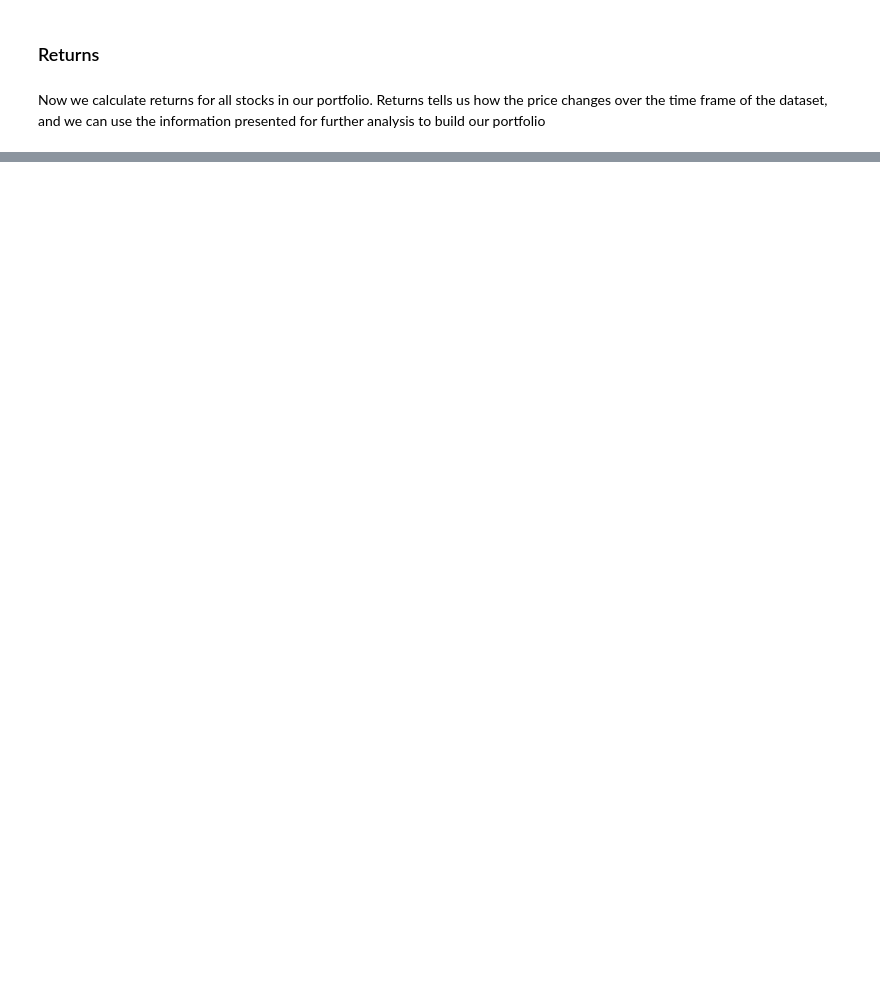
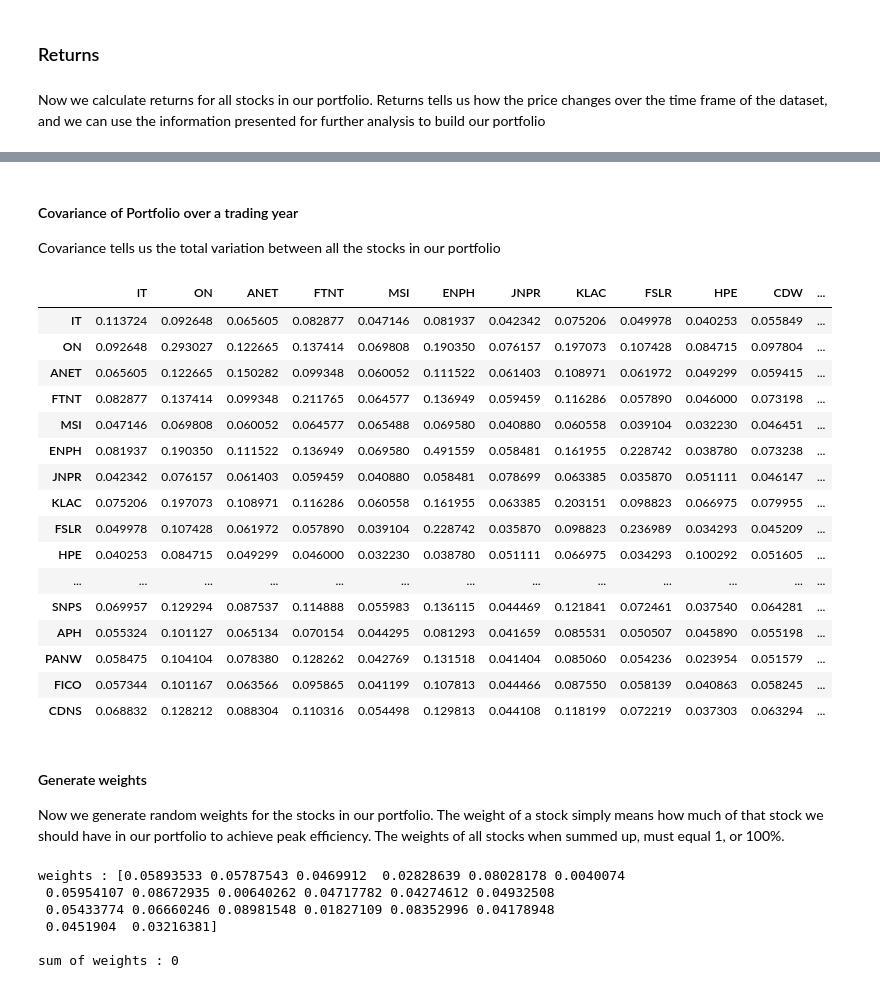
Before and after one commit to Tobi-Ade/Markowitz-Modern-Portfolio-Theory, a Jupyter notebook: MPT.ipynb, the cells around one changed output, grey strips where cells are left out. Cells and saved outputs as stored; diff of their text form; code cells hidden in the pictures; blank space fills up the shorter version.

```diff
--- a/MPT.ipynb
+++ b/MPT.ipynb
@@ -327,0 +332,2 @@ returns.head()
+# %%
+avg_trading_days = 252
@@ -327,0 +358,42 @@ returns.head()
+# %% [markdown]
+#### Covariance of Portfolio over a trading year
+Covariance tells us the total variation between all the stocks in our portfolio
+# %%
+avg_trading_days * returns.cov()
+# %% [output]
+|  | IT | ON | ANET | FTNT | MSI | ENPH | JNPR | KLAC | FSLR | HPE | CDW | ... |
+| IT | 0.113724 | 0.092648 | 0.065605 | 0.082877 | 0.047146 | 0.081937 | 0.042342 | 0.075206 | 0.049978 | 0.040253 | 0.055849 | ... |
+| ON | 0.092648 | 0.293027 | 0.122665 | 0.137414 | 0.069808 | 0.190350 | 0.076157 | 0.197073 | 0.107428 | 0.084715 | 0.097804 | ... |
+| ANET | 0.065605 | 0.122665 | 0.150282 | 0.099348 | 0.060052 | 0.111522 | 0.061403 | 0.108971 | 0.061972 | 0.049299 | 0.059415 | ... |
+| FTNT | 0.082877 | 0.137414 | 0.099348 | 0.211765 | 0.064577 | 0.136949 | 0.059459 | 0.116286 | 0.057890 | 0.046000 | 0.073198 | ... |
+| MSI | 0.047146 | 0.069808 | 0.060052 | 0.064577 | 0.065488 | 0.069580 | 0.040880 | 0.060558 | 0.039104 | 0.032230 | 0.046451 | ... |
+| ENPH | 0.081937 | 0.190350 | 0.111522 | 0.136949 | 0.069580 | 0.491559 | 0.058481 | 0.161955 | 0.228742 | 0.038780 | 0.073238 | ... |
+| JNPR | 0.042342 | 0.076157 | 0.061403 | 0.059459 | 0.040880 | 0.058481 | 0.078699 | 0.063385 | 0.035870 | 0.051111 | 0.046147 | ... |
+| KLAC | 0.075206 | 0.197073 | 0.108971 | 0.116286 | 0.060558 | 0.161955 | 0.063385 | 0.203151 | 0.098823 | 0.066975 | 0.079955 | ... |
+| FSLR | 0.049978 | 0.107428 | 0.061972 | 0.057890 | 0.039104 | 0.228742 | 0.035870 | 0.098823 | 0.236989 | 0.034293 | 0.045209 | ... |
+| HPE | 0.040253 | 0.084715 | 0.049299 | 0.046000 | 0.032230 | 0.038780 | 0.051111 | 0.066975 | 0.034293 | 0.100292 | 0.051605 | ... |
+| ... | ... | ... | ... | ... | ... | ... | ... | ... | ... | ... | ... | ... |
+| SNPS | 0.069957 | 0.129294 | 0.087537 | 0.114888 | 0.055983 | 0.136115 | 0.044469 | 0.121841 | 0.072461 | 0.037540 | 0.064281 | ... |
+| APH | 0.055324 | 0.101127 | 0.065134 | 0.070154 | 0.044295 | 0.081293 | 0.041659 | 0.085531 | 0.050507 | 0.045890 | 0.055198 | ... |
+| PANW | 0.058475 | 0.104104 | 0.078380 | 0.128262 | 0.042769 | 0.131518 | 0.041404 | 0.085060 | 0.054236 | 0.023954 | 0.051579 | ... |
+| FICO | 0.057344 | 0.101167 | 0.063566 | 0.095865 | 0.041199 | 0.107813 | 0.044466 | 0.087550 | 0.058139 | 0.040863 | 0.058245 | ... |
+| CDNS | 0.068832 | 0.128212 | 0.088304 | 0.110316 | 0.054498 | 0.129813 | 0.044108 | 0.118199 | 0.072219 | 0.037303 | 0.063294 | ... |
+# %% [markdown]
+#### Generate weights
+
+Now we generate random weights for the stocks in our portfolio. The weight of a stock simply means how much of that stock we should have in our portfolio to achieve peak efficiency. The weights of all stocks when summed up, must equal 1, or 100%.
+# %%
+# Generate 20 random numbers to represent 20 stocks in portfolio
+weights = np.random.random(20)
+
+#sum up all weights to 1
+weights /= np.sum(weights)
+print('weights :', weights, "\n")
+print('sum of weights :', (int(np.sum(weights))))
+# %% [output]
+weights : [0.05893533 0.05787543 0.0469912  0.02828639 0.08028178 0.0040074
+ 0.05954107 0.08672935 0.00640262 0.04717782 0.04274612 0.04932508
+ 0.05433774 0.06660246 0.08981548 0.01827109 0.08352996 0.04178948
+ 0.0451904  0.03216381]
+
+sum of weights : 0
```
Also changed, not shown: parts of 4 cells of this notebook.
